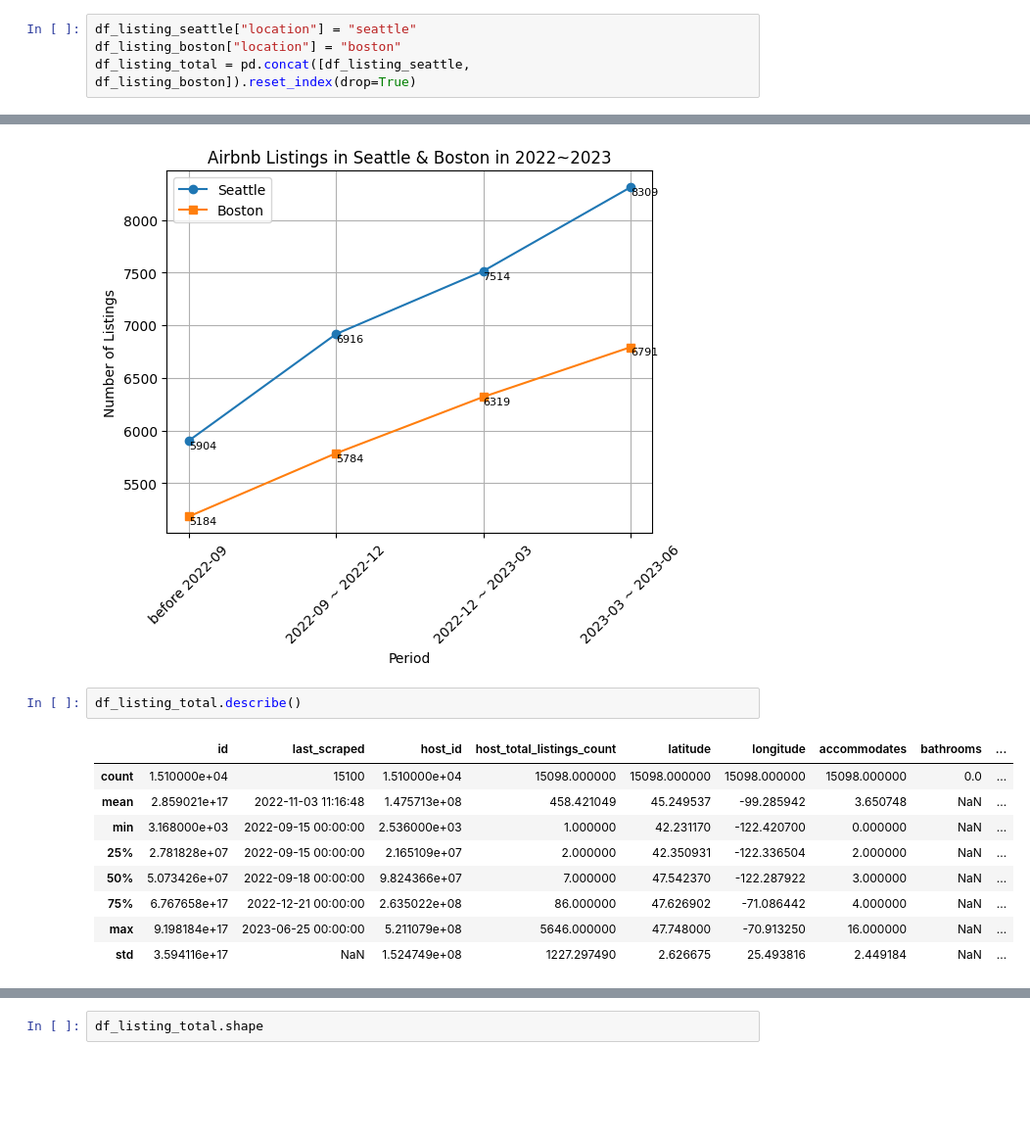
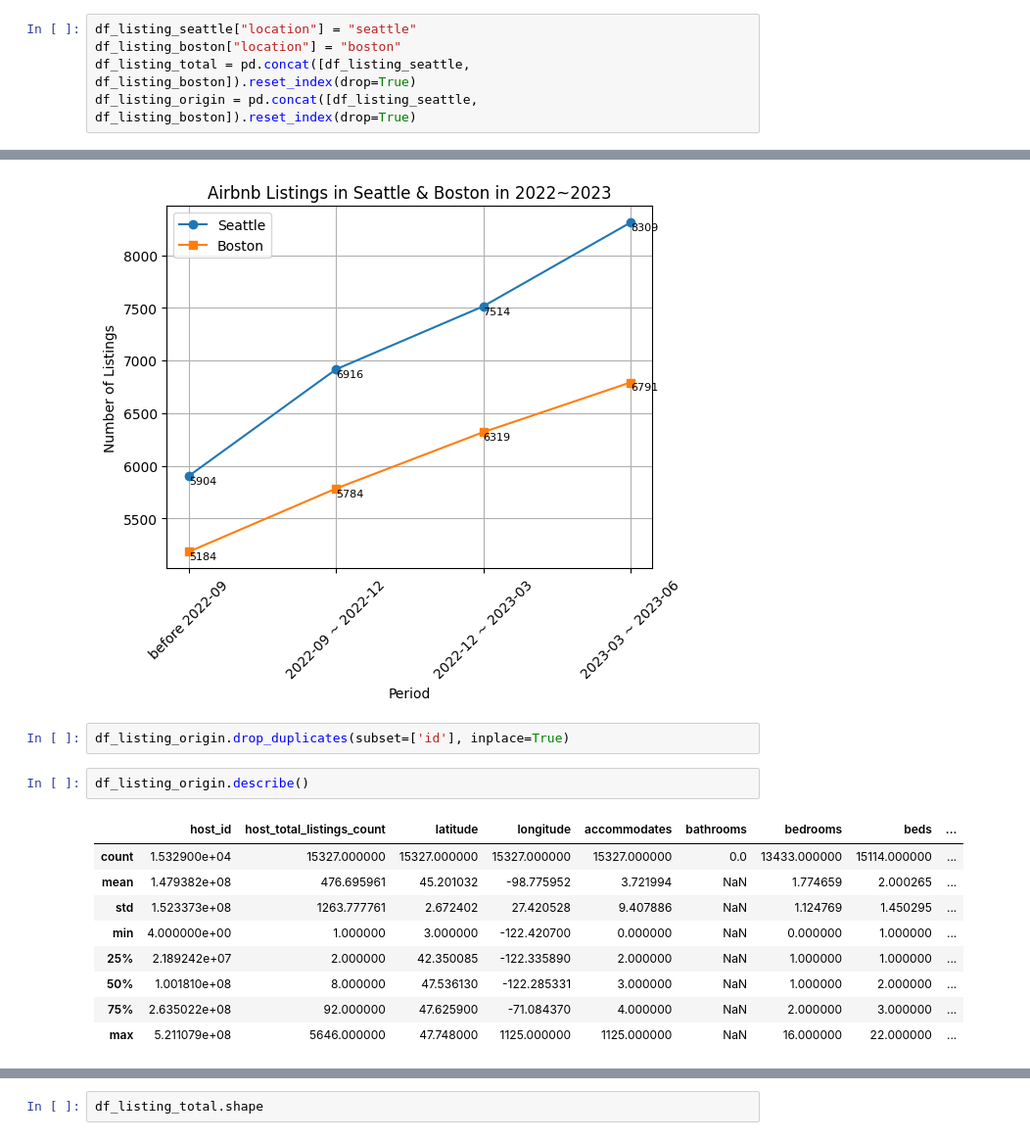
Before and after one commit to captainst/airbnb-data-analysis, a Jupyter notebook: test.ipynb, the cells around one changed output, grey strips where cells are left out. Shown at 98% size. Cells and saved outputs as stored; diff of their text form; blank space fills up the shorter version.

```diff
--- a/test.ipynb
+++ b/test.ipynb
@@ -48,6 +48,7 @@ df_listing_seattle = pd.read_csv(os.path.join(seattle_data_path, "total_listings
 df_listing_seattle["location"] = "seattle"
 df_listing_boston["location"] = "boston"
 df_listing_total = pd.concat([df_listing_seattle, df_listing_boston]).reset_index(drop=True)
+df_listing_origin = pd.concat([df_listing_seattle, df_listing_boston]).reset_index(drop=True)
 # %%
 df_listing_total = dataWrangle1(df_listing_total)
 # %%
@@ -109,16 +110,18 @@ plt.grid(True)
 plt.legend();
 # %% [output]
 [figure]
+# %%
+df_listing_origin.drop_duplicates(subset=['id'], inplace=True)
 # %%
-df_listing_total.describe()
+df_listing_origin.describe()
 # %% [output]
-|  | id | last_scraped | host_id | host_total_listings_count | latitude | longitude | accommodates | bathrooms | ... |
-| count | 1.510000e+04 | 15100 | 1.510000e+04 | 15098.000000 | 15098.000000 | 15098.000000 | 15098.000000 | 0.0 | ... |
-| mean | 2.859021e+17 | 2022-11-03 11:16:48 | 1.475713e+08 | 458.421049 | 45.249537 | -99.285942 | 3.650748 | NaN | ... |
-| min | 3.168000e+03 | 2022-09-15 00:00:00 | 2.536000e+03 | 1.000000 | 42.231170 | -122.420700 | 0.000000 | NaN | ... |
-| 25% | 2.781828e+07 | 2022-09-15 00:00:00 | 2.165109e+07 | 2.000000 | 42.350931 | -122.336504 | 2.000000 | NaN | ... |
-| 50% | 5.073426e+07 | 2022-09-18 00:00:00 | 9.824366e+07 | 7.000000 | 47.542370 | -122.287922 | 3.000000 | NaN | ... |
-| 75% | 6.767658e+17 | 2022-12-21 00:00:00 | 2.635022e+08 | 86.000000 | 47.626902 | -71.086442 | 4.000000 | NaN | ... |
-| max | 9.198184e+17 | 2023-06-25 00:00:00 | 5.211079e+08 | 5646.000000 | 47.748000 | -70.913250 | 16.000000 | NaN | ... |
-| std | 3.594116e+17 | NaN | 1.524749e+08 | 1227.297490 | 2.626675 | 25.493816 | 2.449184 | NaN | ... |
+|  | host_id | host_total_listings_count | latitude | longitude | accommodates | bathrooms | bedrooms | beds | ... |
+| count | 1.532900e+04 | 15327.000000 | 15327.000000 | 15327.000000 | 15327.000000 | 0.0 | 13433.000000 | 15114.000000 | ... |
+| mean | 1.479382e+08 | 476.695961 | 45.201032 | -98.775952 | 3.721994 | NaN | 1.774659 | 2.000265 | ... |
+| std | 1.523373e+08 | 1263.777761 | 2.672402 | 27.420528 | 9.407886 | NaN | 1.124769 | 1.450295 | ... |
+| min | 4.000000e+00 | 1.000000 | 3.000000 | -122.420700 | 0.000000 | NaN | 0.000000 | 1.000000 | ... |
+| 25% | 2.189242e+07 | 2.000000 | 42.350085 | -122.335890 | 2.000000 | NaN | 1.000000 | 1.000000 | ... |
+| 50% | 1.001810e+08 | 8.000000 | 47.536130 | -122.285331 | 3.000000 | NaN | 1.000000 | 2.000000 | ... |
+| 75% | 2.635022e+08 | 92.000000 | 47.625900 | -71.084370 | 4.000000 | NaN | 2.000000 | 3.000000 | ... |
+| max | 5.211079e+08 | 5646.000000 | 47.748000 | 1125.000000 | 1125.000000 | NaN | 16.000000 | 22.000000 | ... |
 # %%
```
Also changed, not shown: parts of 49 cells of this notebook, 4 other files.
